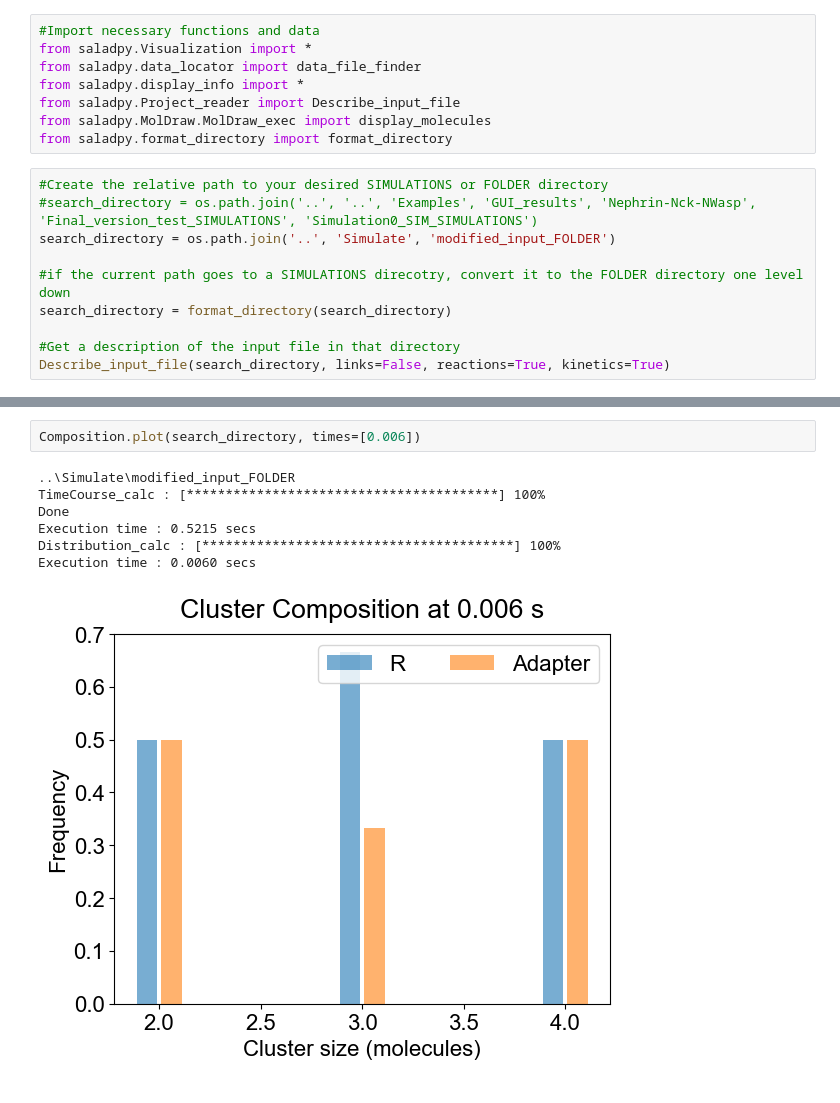
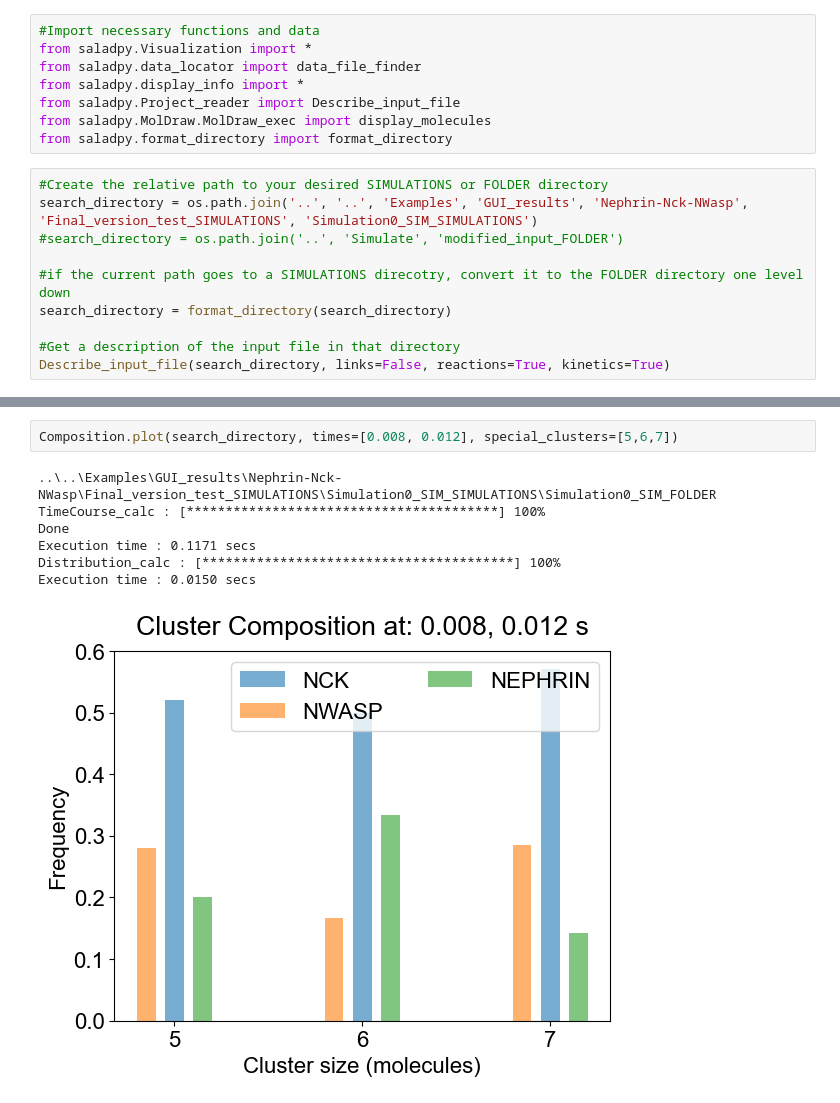
Before and after one commit to SpringSaLaDpy/SpringSaLaDpy_demo, a Jupyter notebook: Examples/Visualize/analysis.ipynb, the cells around one changed output, grey strips where cells are left out. Saved outputs shown, nothing was run; the diff lists cells and outputs as text.

```diff
--- a/Examples/Visualize/analysis.ipynb
+++ b/Examples/Visualize/analysis.ipynb
@@ -12,8 +12,8 @@ from saladpy.MolDraw.MolDraw_exec import display_molecules
 from saladpy.format_directory import format_directory
 # %%
 #Create the relative path to your desired SIMULATIONS or FOLDER directory
-#search_directory = os.path.join('..', '..', 'Examples', 'GUI_results', 'Nephrin-Nck-NWasp', 'Final_version_test_SIMULATIONS', 'Simulation0_SIM_SIMULATIONS')
-search_directory = os.path.join('..', 'Simulate', 'modified_input_FOLDER')
+search_directory = os.path.join('..', '..', 'Examples', 'GUI_results', 'Nephrin-Nck-NWasp', 'Final_version_test_SIMULATIONS', 'Simulation0_SIM_SIMULATIONS')
+#search_directory = os.path.join('..', 'Simulate', 'modified_input_FOLDER')
 
 #if the current path goes to a SIMULATIONS direcotry, convert it to the FOLDER directory one level down
 search_directory = format_directory(search_directory)
@@ -118,10 +145,10 @@ Execution time : 0.0150 secs
 # %%
-Composition.plot(search_directory, times=[0.006])
+Composition.plot(search_directory, times=[0.008, 0.012], special_clusters=[5,6,7])
 # %% [output]
-..\Simulate\modified_input_FOLDER
+..\..\Examples\GUI_results\Nephrin-Nck-NWasp\Final_version_test_SIMULATIONS\Simulation0_SIM_SIMULATIONS\Simulation0_SIM_FOLDER
 TimeCourse_calc : [****************************************] 100%
 Done
-Execution time : 0.5215 secs
+Execution time : 0.1171 secs
 Distribution_calc : [****************************************] 100%
-Execution time : 0.0060 secs
+Execution time : 0.0150 secs
-[figure, old version]
+[figure, new version]
```
Also changed, not shown: parts of 25 cells of this notebook, 41 other files.
